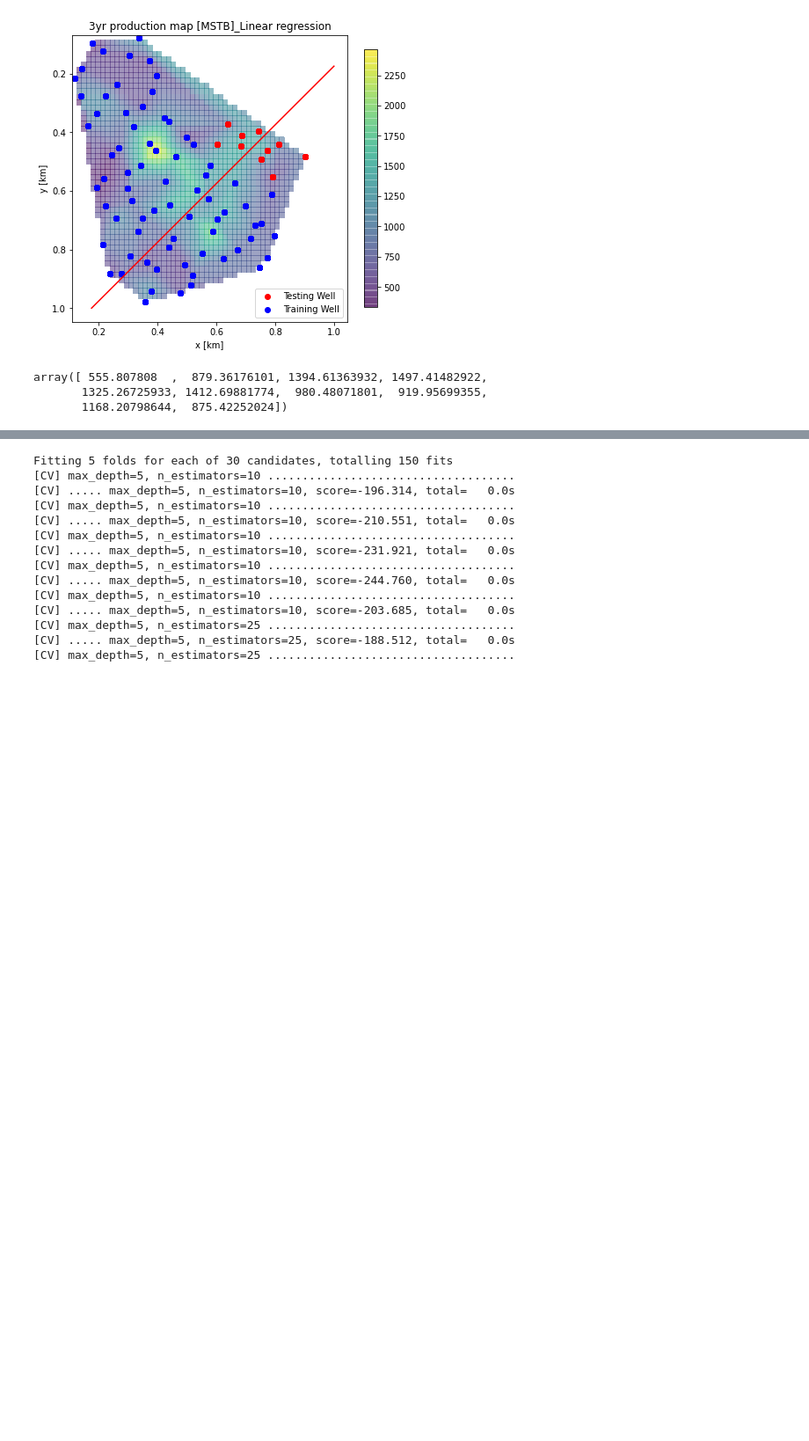
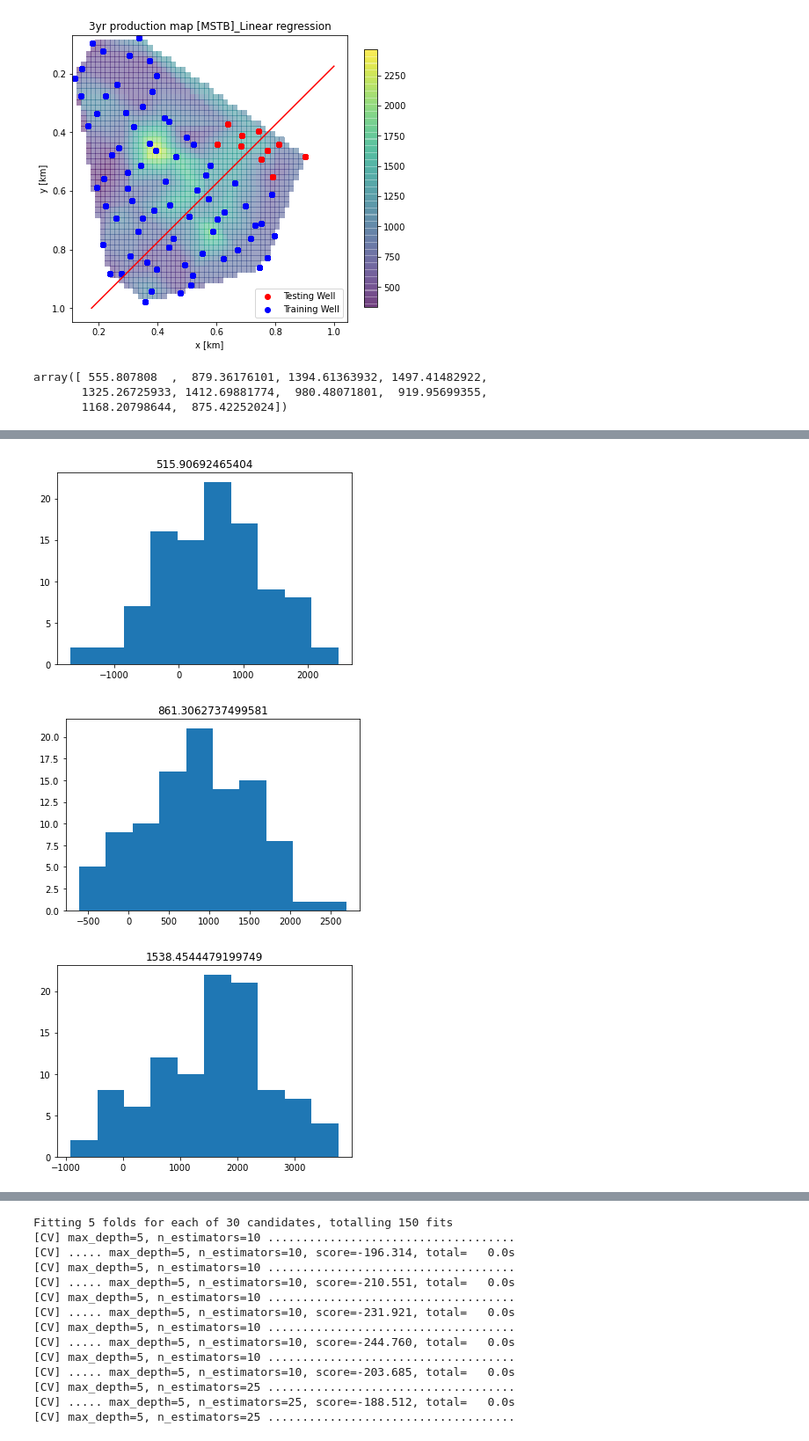
Before and after one commit to PGEHackathon/High-Risk-Low-Return, a Jupyter notebook: ML_scratchPaper.ipynb, the cells around one changed output, grey strips where cells are left out. Shown: that part at 88% size. Drawn from its saved outputs; the diff is of its cells as text; code cells hidden in the pictures; blank space fills up the shorter version.

```diff
--- a/ML_scratchPaper.ipynb
+++ b/ML_scratchPaper.ipynb
@@ -723,0 +755,30 @@ array([ 555.807808  ,  879.36176101, 1394.61363932, 1497.41482922,
+# %%
+## Uncertainty analysis  --- Multivarient drawing
+import random
+N = 20000      #number of picked point
+predictionALL = []
+keyFeature = ['Depth, m', 'Porosity, fraction', 'Permeability, mD', 'Acoustic Impedance, kg*s/m^2', 'Density, g/cm3',
+             'Compressible velocity, m/s', 'Youngs modulus, GPa', 'Shear modulus, GPa']
+
+for wellNum in range(74, 84):
+
+    if wellNum >= 77:
+        break
+
+    wellName = "Well_no_{}".format(wellNum)
+
+    #masking the data
+    df = df_preProducer_imputed_scale[df_preProducer_imputed_scale["Well_ID"] == wellName]
+
+    covMatrix = np.cov(df[keyFeature].dropna(), rowvar=False)
+    meanVal = df[keyFeature].dropna().mean()
+    X_boostrap = np.random.multivariate_normal(meanVal, covMatrix, size=100)
+
+    yPred = linearReg.predict(X_boostrap)
+    plt.figure()
+    plt.hist(yPred)
+    plt.title("{}".format(np.mean(yPred)))
+# %% [output]
+[figure, added]
+[figure, added]
+[figure, added]
```
Also changed, not shown: parts of 25 cells of this notebook, 2 other files.
